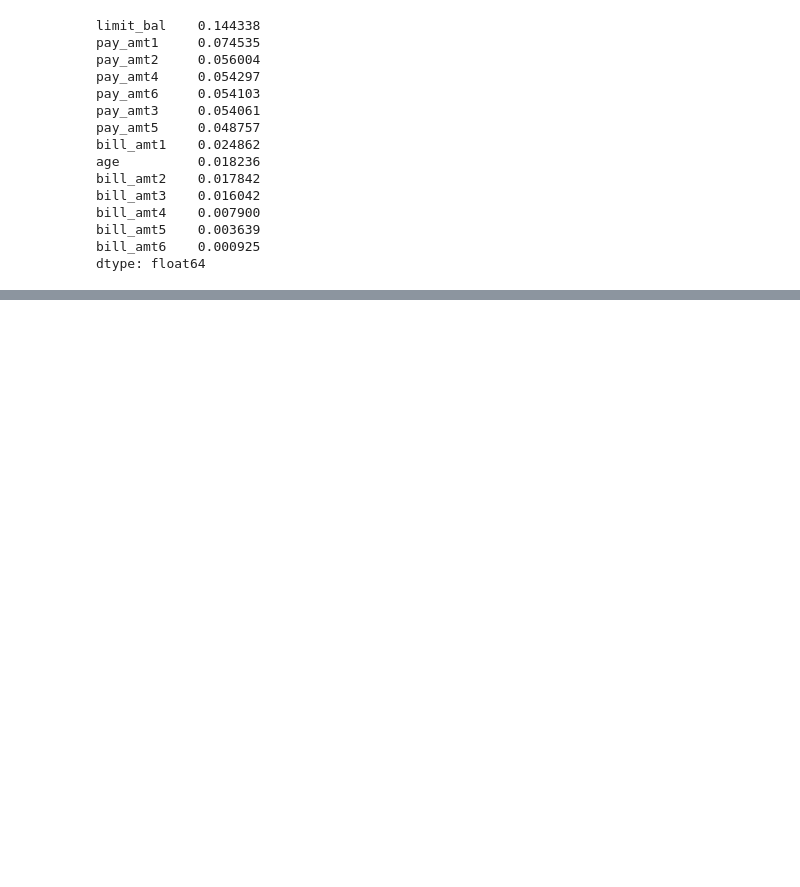
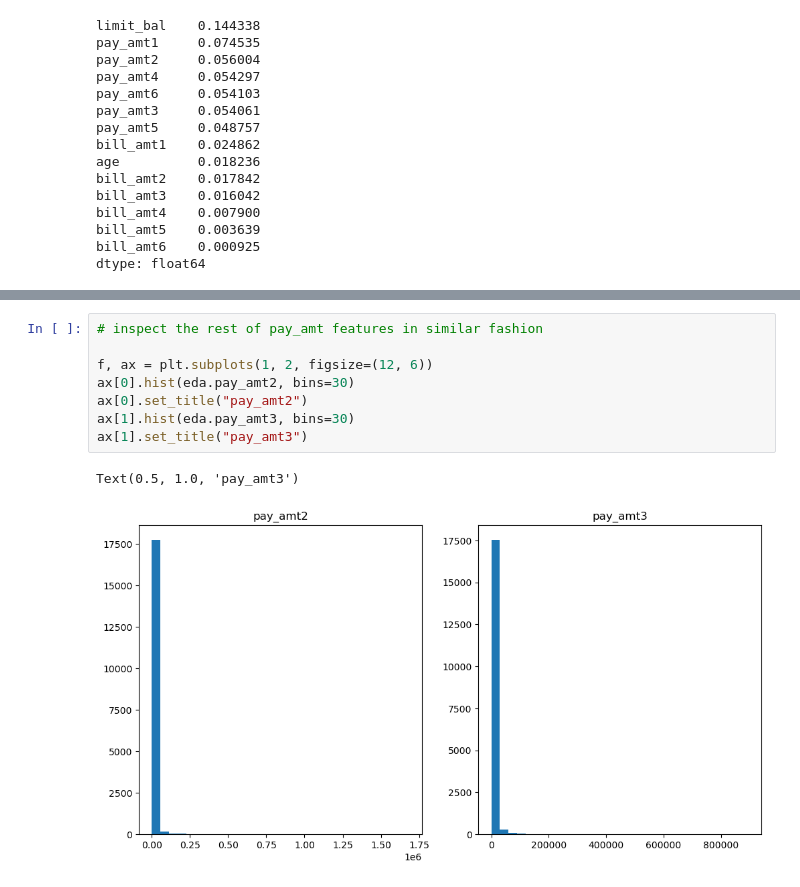
Before and after one commit to piotrswiecik/mlzoomcamp, a Jupyter notebook: various/cc_defaults.ipynb, the cells around one changed output, grey strips where cells are left out. Saved outputs shown, nothing was run; the diff lists cells and outputs as text; blank space fills up the shorter version.

```diff
--- a/various/cc_defaults.ipynb
+++ b/various/cc_defaults.ipynb
@@ -269,0 +364,11 @@ dtype: float64
+# %%
+# inspect the rest of pay_amt features in similar fashion
+
+f, ax = plt.subplots(1, 2, figsize=(12, 6))
+ax[0].hist(eda.pay_amt2, bins=30)
+ax[0].set_title("pay_amt2")
+ax[1].hist(eda.pay_amt3, bins=30)
+ax[1].set_title("pay_amt3")
+# %% [output]
+Text(0.5, 1.0, 'pay_amt3')
+[figure, added]
```
Also changed, not shown: parts of 22 cells of this notebook.
